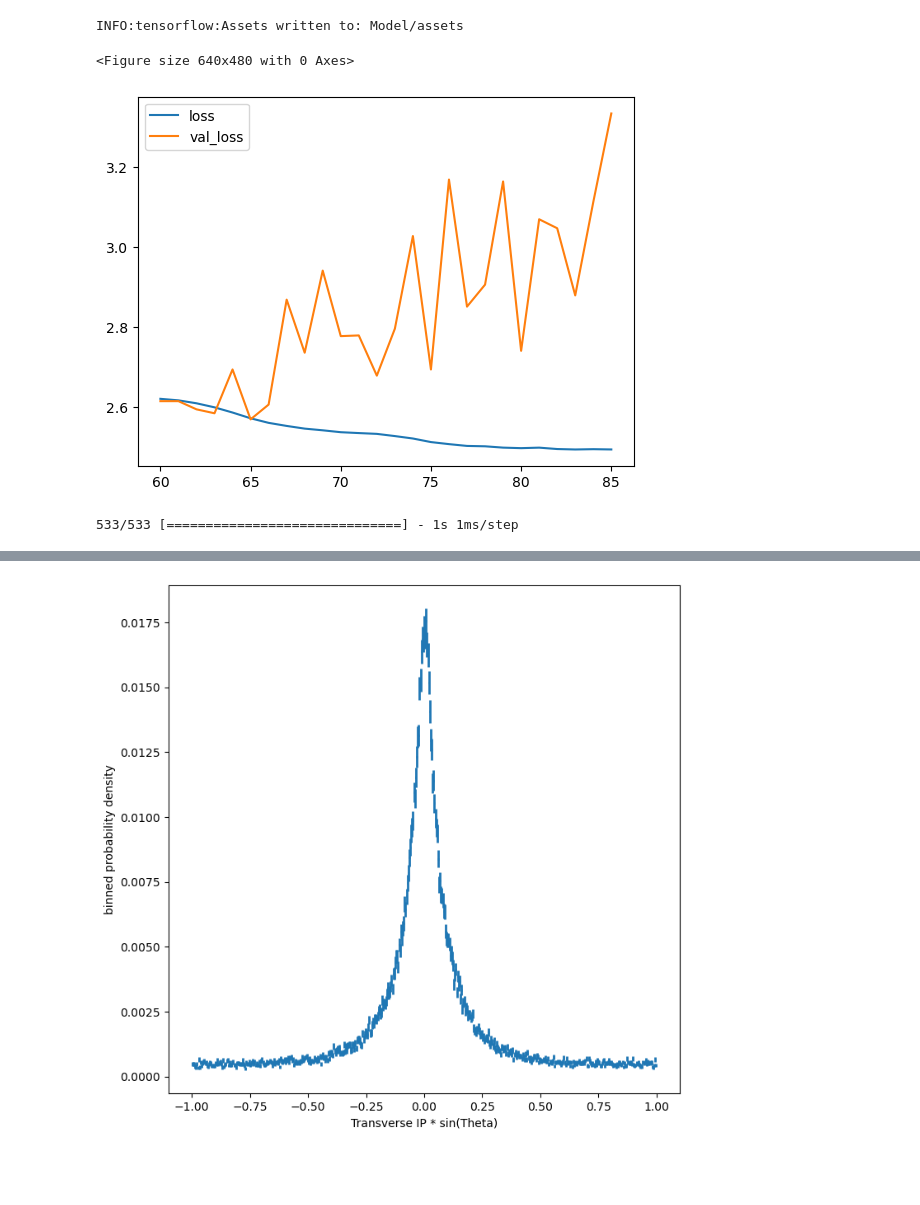
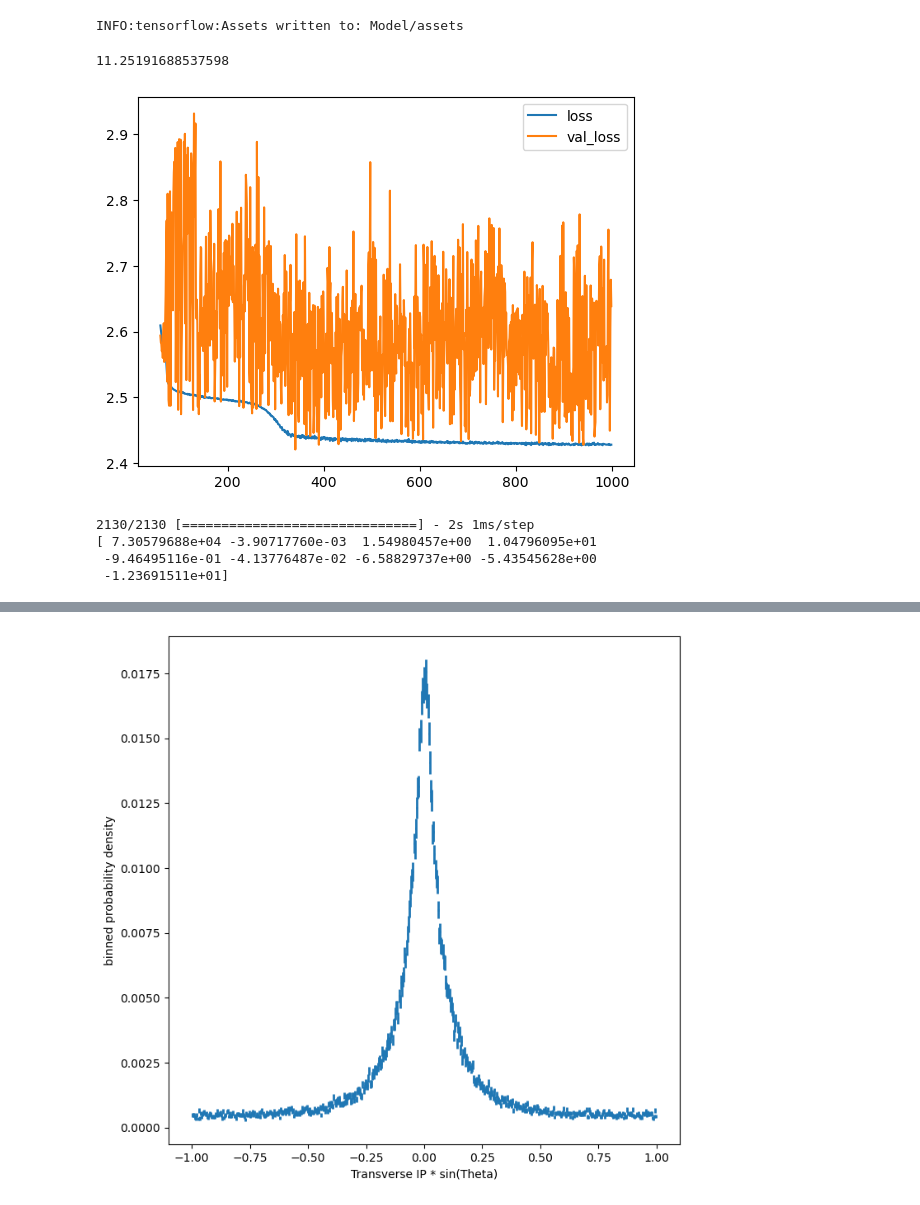
Before and after one commit to JJBarnes/JoshProject, a Jupyter notebook: hffrag.ipynb, the cells around one changed output, grey strips where cells are left out. Drawn from its saved outputs; the diff is of its cells as text; code cells hidden in the pictures; blank space fills up the shorter version.

Commit message:
1000 epochs

```diff
--- a/hffrag.ipynb
+++ b/hffrag.ipynb
@@ -346,7 +363,7 @@ To enable them in other operations, rebuild TensorFlow with the appropriate comp
 X_train, X_valid, y_train, y_valid = train_test_split(tracks, bhads, train_size = 0.75)
 # %%
 # Trains the data
-history = model.fit(X_train, y_train, validation_data = (X_valid, y_valid), batch_size=BATCHSIZE, callbacks =[early_stopping, reduce_lr], epochs=EPOCHS)
+history = model.fit(X_train, y_train, validation_data = (X_valid, y_valid), batch_size=BATCHSIZE, epochs=EPOCHS)
 
 #Plots and saves the loss curve
 history_df = numpy.log(pd.DataFrame(history.history))
@@ -380,16 +397,21 @@ model.save_weights('Model Weights.h5')
 # %% [output]
 INFO:tensorflow:Assets written to: Model/assets
 # %%
-fig=plt.figure()
 LossFigure = history_df.loc[60:, ['loss', 'val_loss']].plot().get_figure()
 LossFigure.savefig('Loss.png')
+errors = numpy.exp(history_df)
+print(numpy.min(errors.loc[:,'val_loss']))
 # %% [output]
-<Figure size 640x480 with 0 Axes>
+11.25191688537598
-[figure, old version]
+[figure, new version]
 # %%
 # Uses the model to predict validation set
-pred = model.predict(X_valid)
+pred = model.predict(tracks)
+print(pred[0])
 # %% [output]
-533/533 [==============================] - 1s 1ms/step
+2130/2130 [==============================] - 2s 1ms/step
+[ 7.30579688e+04 -3.90717760e-03  1.54980457e+00  1.04796095e+01
+ -9.46495116e-01 -4.13776487e-02 -6.58829737e+00 -5.43545628e+00
+ -1.23691511e+01]
 # %%
 # Saves the variables we want from the model
```
Also changed, not shown: parts of 13 cells of this notebook.
